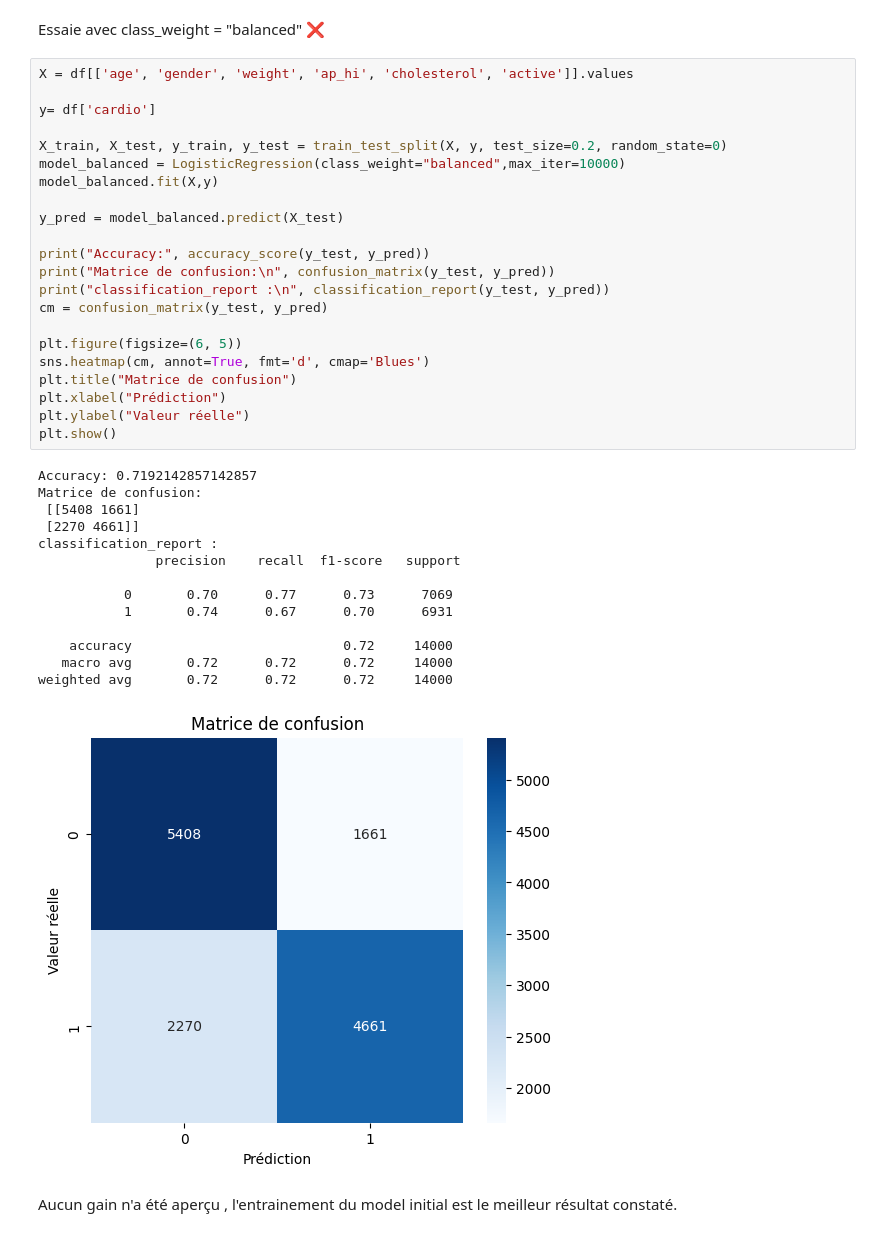
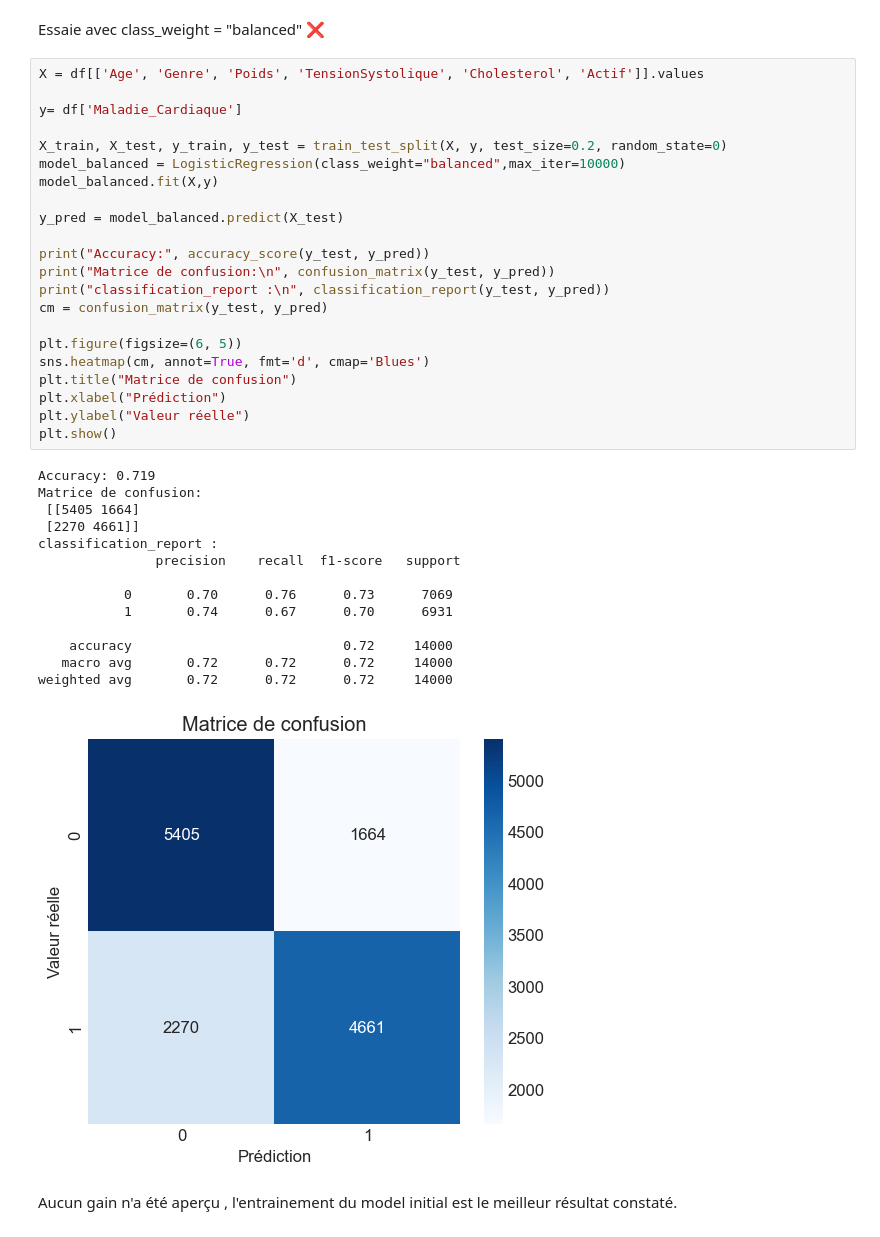
Before and after one commit to ines-lorquet/cardio-vasc-risks, a Jupyter notebook: logistic-regression.ipynb, the cells around one changed output. Cells and saved outputs as stored; diff of their text form.

```diff
--- a/logistic-regression.ipynb
+++ b/logistic-regression.ipynb
@@ -578,41 +577,41 @@ Meilleur paramètre C : {'C': 1}
 # %% [markdown]
 Essaie avec class_weight = "balanced" ❌
 # %%
-X = df[['age', 'gender', 'weight', 'ap_hi', 'cholesterol', 'active']].values
+X = df[['Age', 'Genre', 'Poids', 'TensionSystolique', 'Cholesterol', 'Actif']].values
 
-y= df['cardio']
+y= df['Maladie_Cardiaque']
 
 X_train, X_test, y_train, y_test = train_test_split(X, y, test_size=0.2, random_state=0)
 model_balanced = LogisticRegression(class_weight="balanced",max_iter=10000)
 model_balanced.fit(X,y)
 
 y_pred = model_balanced.predict(X_test)
 
 print("Accuracy:", accuracy_score(y_test, y_pred))
 print("Matrice de confusion:\n", confusion_matrix(y_test, y_pred))
 print("classification_report :\n", classification_report(y_test, y_pred))
 cm = confusion_matrix(y_test, y_pred)
 
 plt.figure(figsize=(6, 5))
 sns.heatmap(cm, annot=True, fmt='d', cmap='Blues')
 plt.title("Matrice de confusion")
 plt.xlabel("Prédiction")
 plt.ylabel("Valeur réelle")
 plt.show()
 # %% [output]
-Accuracy: 0.7192142857142857
+Accuracy: 0.719
 Matrice de confusion:
- [[5408 1661]
+ [[5405 1664]
  [2270 4661]]
 classification_report :
                precision    recall  f1-score   support
 
-           0       0.70      0.77      0.73      7069
+           0       0.70      0.76      0.73      7069
            1       0.74      0.67      0.70      6931
 
     accuracy                           0.72     14000
    macro avg       0.72      0.72      0.72     14000
 weighted avg       0.72      0.72      0.72     14000
-[figure, old version]
+[figure, new version]
 # %% [markdown]
 Aucun gain n'a été aperçu , l'entrainement du model initial est le meilleur résultat constaté.
```
Also changed, not shown: parts of 5 cells of this notebook.
